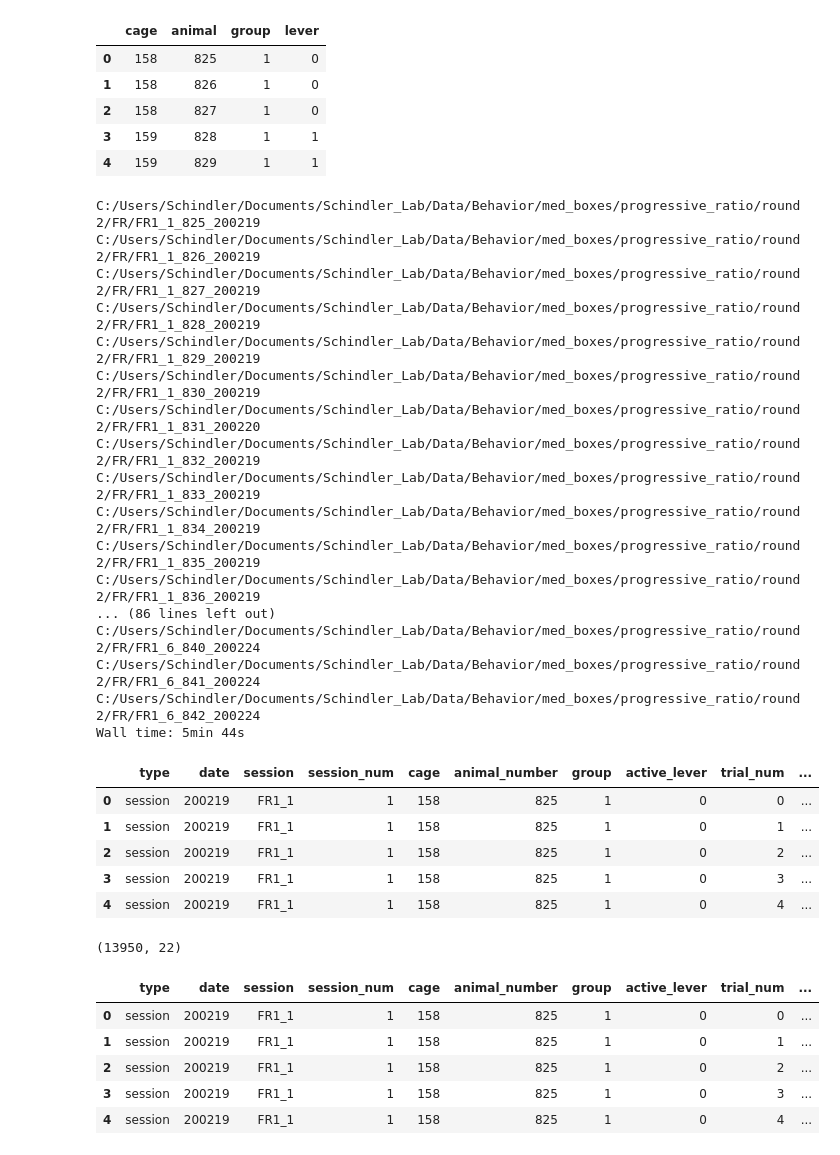
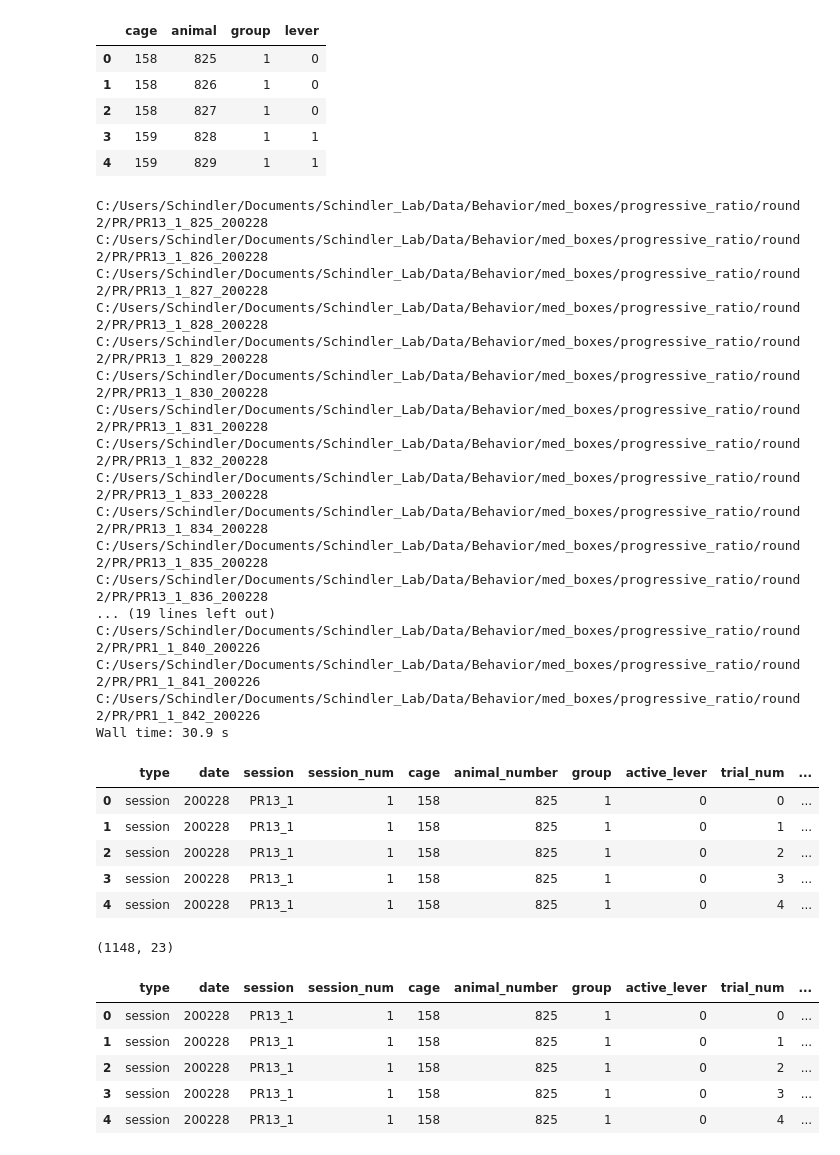
Before and after one commit to grace3999/MedPC, a Jupyter notebook: LP_train_prepro.ipynb, the cells around one changed output. Drawn from its saved outputs; the diff is of its cells as text; code cells hidden in the pictures.

```diff
--- a/LP_train_prepro.ipynb
+++ b/LP_train_prepro.ipynb
@@ -16,7 +16,7 @@ sns.set_context('poster', rc={'font.size':35,
                               'axes.titlesize':50,
                               'axes.labelsize':35})
 
-pd.set_option('display.max_rows', 500)
+pd.set_option('display.max_rows', 1000)
 pd.set_option('display.max_columns', 500)
 pd.set_option('display.width', 1000)
 
@@ -99,7 +99,7 @@ def get_events_and_times(array, letter_1, letter_2, order):
 
     return es_et
 # %%
-def get_trial_times_PR(events_and_times, right_extends, left_extends, ITI_start, ITI_end):
+def get_trial_times_PR(events_and_times, right_extends, left_extends, ITI_start, ITI_end, session_end):
     #takes in dataframe of events and corresponding time_stamps and the Med PC program code for start and end of trial segment
     #e.g. conditioned stimulus onset and offset, ITI onset and offset - here both levers extend so can just use right lever as start
     #finds time_stamps for each start and end, puts into new dataframe
@@ -107,7 +107,7 @@ def get_trial_times_PR(events_and_times, right_extends, left_extends, ITI_start,
     import pandas as pd
 
     start_time = events_and_times[(events_and_times.event_stamp == right_extends)]['time_stamp'].values
-    end_time = events_and_times[events_and_times.event_stamp == ITI_start]['time_stamp'].values
+    end_time = events_and_times[(events_and_times.event_stamp == ITI_start) | (events_and_times.event_stamp == session_end)]['time_stamp'].values
     start_time_ITI = events_and_times[events_and_times.event_stamp == ITI_start]['time_stamp'].values
     end_time_ITI = events_and_times[events_and_times.event_stamp == ITI_end]['time_stamp'].values
 
@@ -256,7 +256,7 @@ def create_session_df(trial_data, event_dic, trial_type):
 -      50 - Head entry to initiate trial
 -     100 - End of session marker
 # %%
-path_1 = 'C:/Users/Schindler/Documents/Schindler_Lab/Data/Behavior/med_boxes/progressive_ratio/round2/FR'
+path_1 = 'C:/Users/Schindler/Documents/Schindler_Lab/Data/Behavior/med_boxes/progressive_ratio/round2/PR'
 
 session_list_1 = os.listdir(path_1)
 print(len(session_list_1))
@@ -314,7 +310,7 @@ for file in file_paths:
     date, animal_number, session, session_num = get_file_info(file)
     array = make_array_from_path(file)
     events_and_times = get_events_and_times(array, "D", "E", 'time')
-    trial_times = get_trial_times_PR(events_and_times, 46, 47, 12, 13)
+    trial_times = get_trial_times_PR(events_and_times, 46, 47, 12, 13, 100)
     trial_data = create_trial_df(events_and_times, trial_times, 'within')
     ITItrial_data = create_trial_df(events_and_times, trial_times, 'ITI')
     session_data = create_session_df(trial_data, bit_dic, 'within')
@@ -333,55 +329,55 @@ for file in file_paths:
     session_data = session_data[['type', 'date', 'session', 'session_num', 'cage', 'animal_number', 'group', 'active_lever',
                                  'trial_num', 'trial_duration', 'reinforcement_count', 'reinforcement_latency_1st',
                                  'HE_count', 'HE_latency_1st', 'HE_latency_ave',
                                  'right_lever_count', 'right_lever_latency_1st',
                                  'left_lever_count', 'left_lever_latency_1st',
                                  'reinforcement_latency_ave', 'right_lever_latency_ave', 'left_lever_latency_ave']]
 
     #create pandas tidy df for within ITI
     ITIsession_data['type'] = ['ITI']*(ITIsession_data.shape[0])
     ITIsession_data['date'] = [date]*(ITIsession_data.shape[0])
     ITIsession_data['animal_number'] = [animal_number]*(ITIsession_data.shape[0])
     ITIsession_data['session'] = [session]*(ITIsession_data.shape[0])
     ITIsession_data['session_num'] = [session_num]*(ITIsession_data.shape[0])
     ITIsession_data['active_lever'] = int(animal_info[animal_info['animal'] == int(animal_number)]['lever'])
     ITIsession_data['group'] = int(animal_info[animal_info['animal'] == int(animal_number)]['group'])
     ITIsession_data['cage'] = int(animal_info[animal_info['animal'] == int(animal_number)]['cage'])
 
     ITIsession_data = ITIsession_data[['type', 'date', 'session', 'session_num', 'cage', 'animal_number', 'group', 'active_lever',
                                  'trial_num', 'trial_duration', 'reinforcement_count', 'reinforcement_latency_1st',
                                  'HE_count', 'HE_latency_1st', 'HE_latency_ave',
                                  'right_lever_count', 'right_lever_latency_1st',
                                  'left_lever_count', 'left_lever_latency_1st',
                                  'reinforcement_latency_ave', 'right_lever_latency_ave', 'left_lever_latency_ave']]
 
     #add to final data frame
     final_data = pd.concat([final_data, session_data, ITIsession_data], axis = 0, ignore_index=True)
 
 final_data.head()
 # %% [output]
-C:/Users/Schindler/Documents/Schindler_Lab/Data/Behavior/med_boxes/progressive_ratio/round2/FR/FR1_1_825_200219
-C:/Users/Schindler/Documents/Schindler_Lab/Data/Behavior/med_boxes/progressive_ratio/round2/FR/FR1_1_826_200219
-C:/Users/Schindler/Documents/Schindler_Lab/Data/Behavior/med_boxes/progressive_ratio/round2/FR/FR1_1_827_200219
-C:/Users/Schindler/Documents/Schindler_Lab/Data/Behavior/med_boxes/progressive_ratio/round2/FR/FR1_1_828_200219
-C:/Users/Schindler/Documents/Schindler_Lab/Data/Behavior/med_boxes/progressive_ratio/round2/FR/FR1_1_829_200219
-C:/Users/Schindler/Documents/Schindler_Lab/Data/Behavior/med_boxes/progressive_ratio/round2/FR/FR1_1_830_200219
-C:/Users/Schindler/Documents/Schindler_Lab/Data/Behavior/med_boxes/progressive_ratio/round2/FR/FR1_1_831_200220
-C:/Users/Schindler/Documents/Schindler_Lab/Data/Behavior/med_boxes/progressive_ratio/round2/FR/FR1_1_832_200219
-C:/Users/Schindler/Documents/Schindler_Lab/Data/Behavior/med_boxes/progressive_ratio/round2/FR/FR1_1_833_200219
-C:/Users/Schindler/Documents/Schindler_Lab/Data/Behavior/med_boxes/progressive_ratio/round2/FR/FR1_1_834_200219
-C:/Users/Schindler/Documents/Schindler_Lab/Data/Behavior/med_boxes/progressive_ratio/round2/FR/FR1_1_835_200219
-C:/Users/Schindler/Documents/Schindler_Lab/Data/Behavior/med_boxes/progressive_ratio/round2/FR/FR1_1_836_200219
-... (86 lines left out)
-C:/Users/Schindler/Documents/Schindler_Lab/Data/Behavior/med_boxes/progressive_ratio/round2/FR/FR1_6_840_200224
-C:/Users/Schindler/Documents/Schindler_Lab/Data/Behavior/med_boxes/progressive_ratio/round2/FR/FR1_6_841_200224
-C:/Users/Schindler/Documents/Schindler_Lab/Data/Behavior/med_boxes/progressive_ratio/round2/FR/FR1_6_842_200224
-Wall time: 5min 44s
+C:/Users/Schindler/Documents/Schindler_Lab/Data/Behavior/med_boxes/progressive_ratio/round2/PR/PR13_1_825_200228
+C:/Users/Schindler/Documents/Schindler_Lab/Data/Behavior/med_boxes/progressive_ratio/round2/PR/PR13_1_826_200228
+C:/Users/Schindler/Documents/Schindler_Lab/Data/Behavior/med_boxes/progressive_ratio/round2/PR/PR13_1_827_200228
+C:/Users/Schindler/Documents/Schindler_Lab/Data/Behavior/med_boxes/progressive_ratio/round2/PR/PR13_1_828_200228
+C:/Users/Schindler/Documents/Schindler_Lab/Data/Behavior/med_boxes/progressive_ratio/round2/PR/PR13_1_829_200228
+C:/Users/Schindler/Documents/Schindler_Lab/Data/Behavior/med_boxes/progressive_ratio/round2/PR/PR13_1_830_200228
+C:/Users/Schindler/Documents/Schindler_Lab/Data/Behavior/med_boxes/progressive_ratio/round2/PR/PR13_1_831_200228
+C:/Users/Schindler/Documents/Schindler_Lab/Data/Behavior/med_boxes/progressive_ratio/round2/PR/PR13_1_832_200228
+C:/Users/Schindler/Documents/Schindler_Lab/Data/Behavior/med_boxes/progressive_ratio/round2/PR/PR13_1_833_200228
+C:/Users/Schindler/Documents/Schindler_Lab/Data/Behavior/med_boxes/progressive_ratio/round2/PR/PR13_1_834_200228
+C:/Users/Schindler/Documents/Schindler_Lab/Data/Behavior/med_boxes/progressive_ratio/round2/PR/PR13_1_835_200228
+C:/Users/Schindler/Documents/Schindler_Lab/Data/Behavior/med_boxes/progressive_ratio/round2/PR/PR13_1_836_200228
+... (19 lines left out)
+C:/Users/Schindler/Documents/Schindler_Lab/Data/Behavior/med_boxes/progressive_ratio/round2/PR/PR1_1_840_200226
+C:/Users/Schindler/Documents/Schindler_Lab/Data/Behavior/med_boxes/progressive_ratio/round2/PR/PR1_1_841_200226
+C:/Users/Schindler/Documents/Schindler_Lab/Data/Behavior/med_boxes/progressive_ratio/round2/PR/PR1_1_842_200226
+Wall time: 30.9 s
 |  | type | date | session | session_num | cage | animal_number | group | active_lever | trial_num | ... |
-| 0 | session | 200219 | FR1_1 | 1 | 158 | 825 | 1 | 0 | 0 | ... |
-| 1 | session | 200219 | FR1_1 | 1 | 158 | 825 | 1 | 0 | 1 | ... |
-| 2 | session | 200219 | FR1_1 | 1 | 158 | 825 | 1 | 0 | 2 | ... |
-| 3 | session | 200219 | FR1_1 | 1 | 158 | 825 | 1 | 0 | 3 | ... |
-| 4 | session | 200219 | FR1_1 | 1 | 158 | 825 | 1 | 0 | 4 | ... |
+| 0 | session | 200228 | PR13_1 | 1 | 158 | 825 | 1 | 0 | 0 | ... |
+| 1 | session | 200228 | PR13_1 | 1 | 158 | 825 | 1 | 0 | 1 | ... |
+| 2 | session | 200228 | PR13_1 | 1 | 158 | 825 | 1 | 0 | 2 | ... |
+| 3 | session | 200228 | PR13_1 | 1 | 158 | 825 | 1 | 0 | 3 | ... |
+| 4 | session | 200228 | PR13_1 | 1 | 158 | 825 | 1 | 0 | 4 | ... |
 # %%
 #make new df with combined data
 df_final = final_data.copy()
@@ -431,13 +427,15 @@ lp_train_df_trial = lp_train_df_trial[['type', 'date', 'session', 'session_num',
                                        'inactive_lever_count', 'inactive_lever_latency_1st',
                                        'active_lever_latency_ave', 'inactive_lever_latency_ave', 'reinforcement_latency_ave']]
 
+lp_train_df_trial['lever_ratio'] = lp_train_df_trial['active_lever_count'] / (lp_train_df_trial['active_lever_count'] + lp_train_df_trial['inactive_lever_count'])
+
 print(lp_train_df_trial.shape)
 lp_train_df_trial.head()
 # %% [output]
-(13950, 22)
+(1148, 23)
 |  | type | date | session | session_num | cage | animal_number | group | active_lever | trial_num | ... |
-| 0 | session | 200219 | FR1_1 | 1 | 158 | 825 | 1 | 0 | 0 | ... |
-| 1 | session | 200219 | FR1_1 | 1 | 158 | 825 | 1 | 0 | 1 | ... |
-| 2 | session | 200219 | FR1_1 | 1 | 158 | 825 | 1 | 0 | 2 | ... |
-| 3 | session | 200219 | FR1_1 | 1 | 158 | 825 | 1 | 0 | 3 | ... |
-| 4 | session | 200219 | FR1_1 | 1 | 158 | 825 | 1 | 0 | 4 | ... |
+| 0 | session | 200228 | PR13_1 | 1 | 158 | 825 | 1 | 0 | 0 | ... |
+| 1 | session | 200228 | PR13_1 | 1 | 158 | 825 | 1 | 0 | 1 | ... |
+| 2 | session | 200228 | PR13_1 | 1 | 158 | 825 | 1 | 0 | 2 | ... |
+| 3 | session | 200228 | PR13_1 | 1 | 158 | 825 | 1 | 0 | 3 | ... |
+| 4 | session | 200228 | PR13_1 | 1 | 158 | 825 | 1 | 0 | 4 | ... |
```
Also changed, not shown: parts of 9 cells of this notebook.
